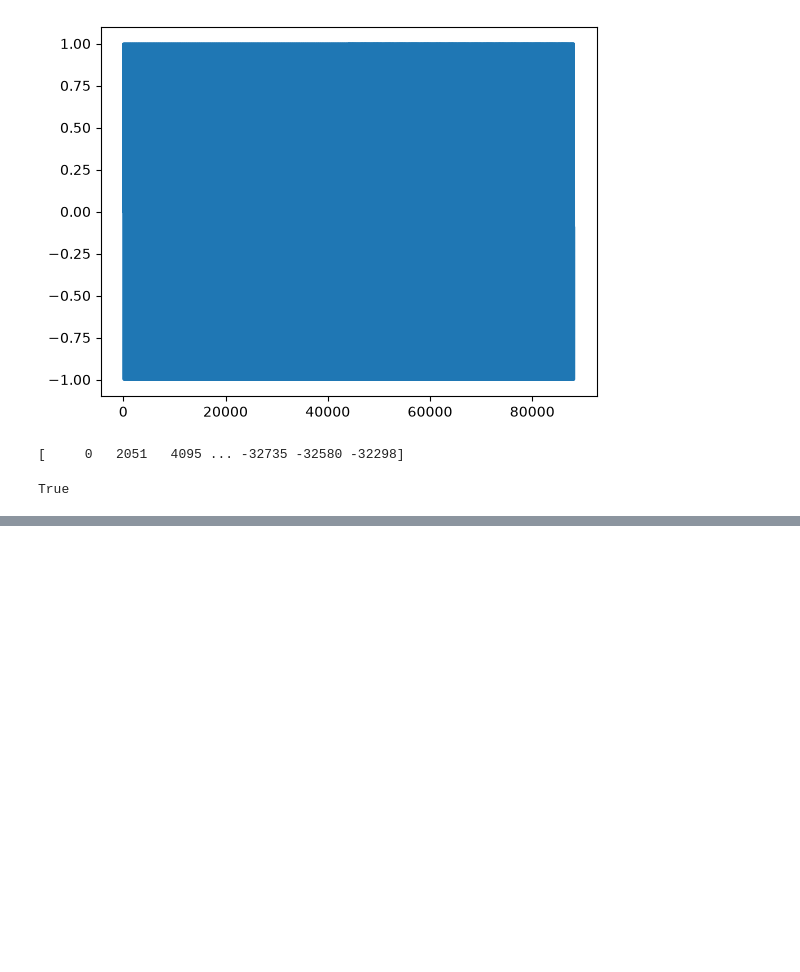
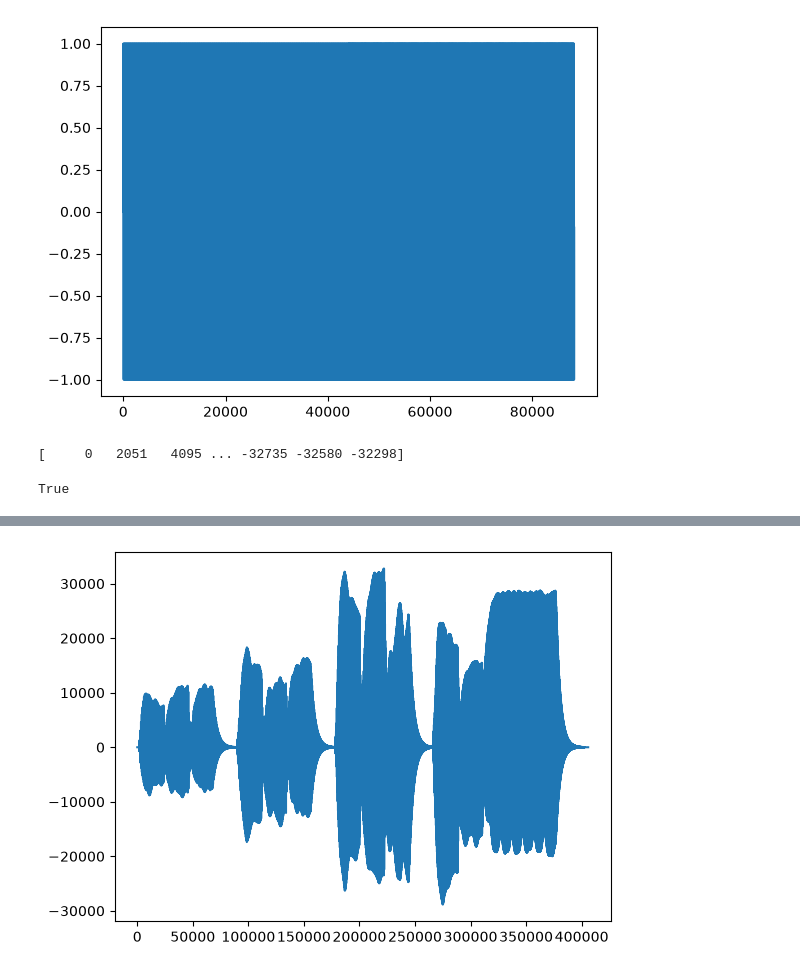
Before and after one commit to alexandreszsz/TP-images, a Jupyter notebook: TP2/sheet1.ipynb, the cells around one changed output, grey strips where cells are left out. Saved outputs shown, nothing was run; the diff lists cells and outputs as text; code cells hidden in the pictures; blank space fills up the shorter version.

Commit message:
Analyse d'un son réel

```diff
--- a/TP2/sheet1.ipynb
+++ b/TP2/sheet1.ipynb
@@ -120,0 +121,8 @@ wavfile.write("sample.wav",RATE,la_do) #On écrit
+# %%
+"""Analyse d'un son réel"""
+samplerate,data=wavfile.read("sounds-cello.wav") #On lit et on stocke le fichier dans une variable
+display_signal(data) #On écoute le son
+#Le taux d'échantillonage a été extrait précédement dans la variable samplerate
+(N_échantillon,)=np.shape(data) #On récupère le nombre d'échantillon
+duration=N_échantillon / samplerate  #On calcule la durée totale du morceau
+# %% [output]
@@ -120,0 +130 @@ wavfile.write("sample.wav",RATE,la_do) #On écrit
+[figure, added]
```
Also changed, not shown: parts of 2 cells of this notebook, 2 other files.
